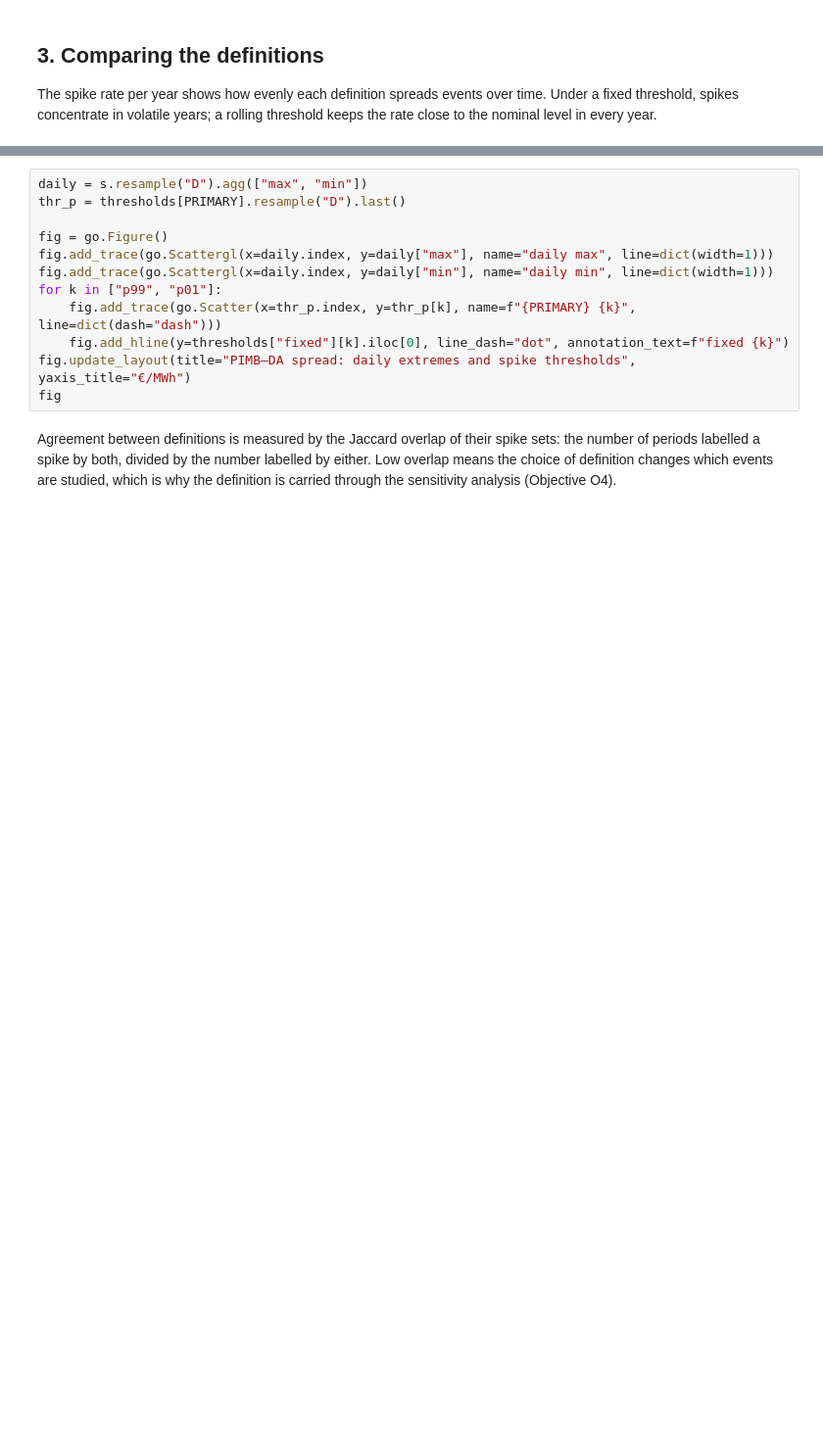
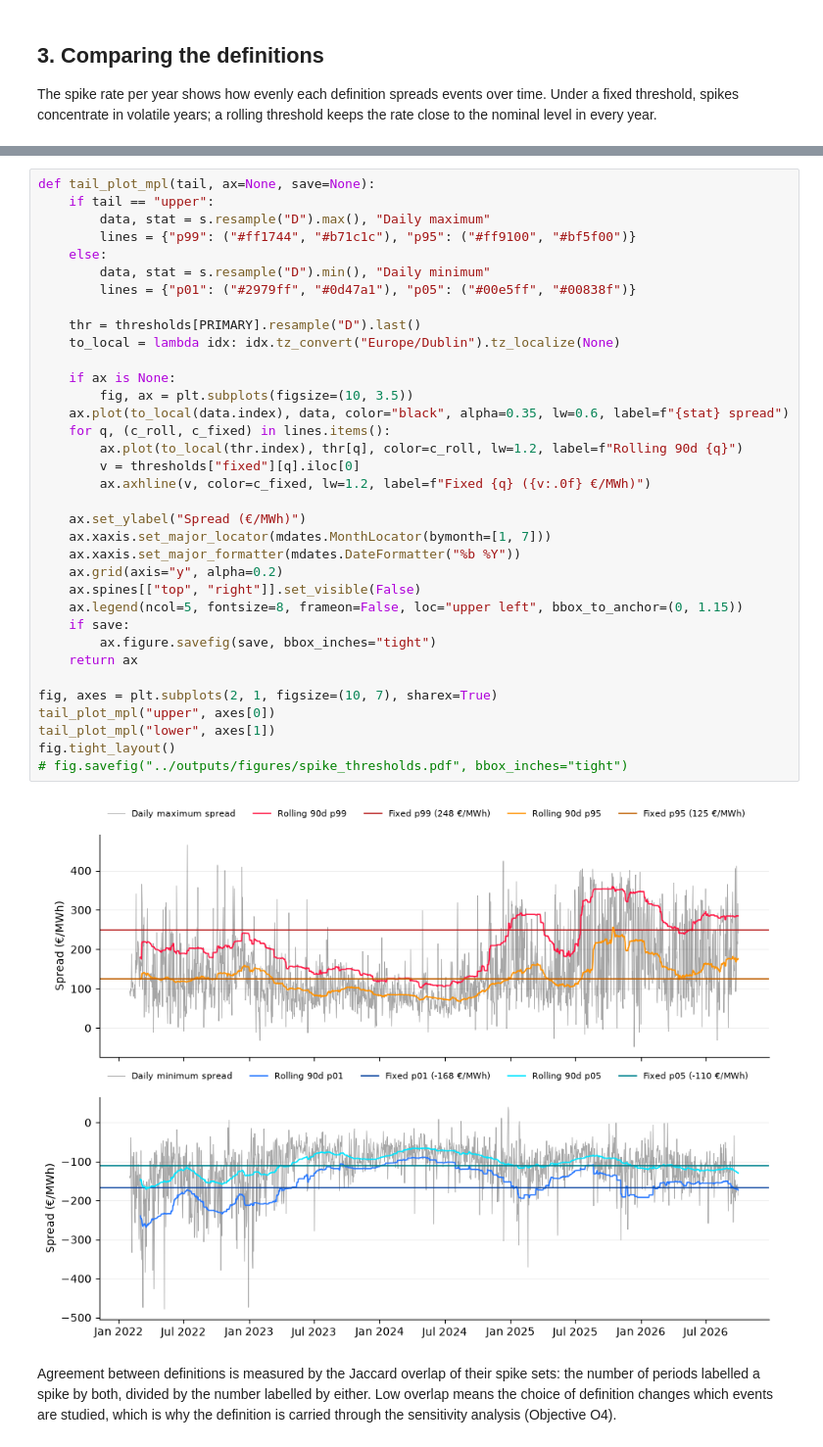
Before and after one commit to finn0connor/foc-masters-thesis, a Jupyter notebook: notebooks/00_data_overview.ipynb, the cells around one changed output, grey strips where cells are left out. Shown at 98% size. Drawn from its saved outputs; the diff is of its cells as text; blank space fills up the shorter version.

Commit message:
changed plot to use matplotlib instead of using plotly

```diff
--- a/notebooks/00_data_overview.ipynb
+++ b/notebooks/00_data_overview.ipynb
@@ -133,15 +162,40 @@ display(rate.xs("down_01", axis=1, level=1).round(2))
 # %%
-daily = s.resample("D").agg(["max", "min"])
-thr_p = thresholds[PRIMARY].resample("D").last()
+def tail_plot_mpl(tail, ax=None, save=None):
+    if tail == "upper":
+        data, stat = s.resample("D").max(), "Daily maximum"
+        lines = {"p99": ("#ff1744", "#b71c1c"), "p95": ("#ff9100", "#bf5f00")}
+    else:
+        data, stat = s.resample("D").min(), "Daily minimum"
+        lines = {"p01": ("#2979ff", "#0d47a1"), "p05": ("#00e5ff", "#00838f")}
 
-fig = go.Figure()
-fig.add_trace(go.Scattergl(x=daily.index, y=daily["max"], name="daily max", line=dict(width=1)))
-fig.add_trace(go.Scattergl(x=daily.index, y=daily["min"], name="daily min", line=dict(width=1)))
-for k in ["p99", "p01"]:
-    fig.add_trace(go.Scatter(x=thr_p.index, y=thr_p[k], name=f"{PRIMARY} {k}", line=dict(dash="dash")))
-    fig.add_hline(y=thresholds["fixed"][k].iloc[0], line_dash="dot", annotation_text=f"fixed {k}")
-fig.update_layout(title="PIMB–DA spread: daily extremes and spike thresholds", yaxis_title="€/MWh")
-fig
+    thr = thresholds[PRIMARY].resample("D").last()
+    to_local = lambda idx: idx.tz_convert("Europe/Dublin").tz_localize(None)
+
+    if ax is None:
+        fig, ax = plt.subplots(figsize=(10, 3.5))
+    ax.plot(to_local(data.index), data, color="black", alpha=0.35, lw=0.6, label=f"{stat} spread")
+    for q, (c_roll, c_fixed) in lines.items():
+        ax.plot(to_local(thr.index), thr[q], color=c_roll, lw=1.2, label=f"Rolling 90d {q}")
+        v = thresholds["fixed"][q].iloc[0]
+        ax.axhline(v, color=c_fixed, lw=1.2, label=f"Fixed {q} ({v:.0f} €/MWh)")
+
+    ax.set_ylabel("Spread (€/MWh)")
+    ax.xaxis.set_major_locator(mdates.MonthLocator(bymonth=[1, 7]))
+    ax.xaxis.set_major_formatter(mdates.DateFormatter("%b %Y"))
+    ax.grid(axis="y", alpha=0.2)
+    ax.spines[["top", "right"]].set_visible(False)
+    ax.legend(ncol=5, fontsize=8, frameon=False, loc="upper left", bbox_to_anchor=(0, 1.15))
+    if save:
+        ax.figure.savefig(save, bbox_inches="tight")
+    return ax
+
+fig, axes = plt.subplots(2, 1, figsize=(10, 7), sharex=True)
+tail_plot_mpl("upper", axes[0])
+tail_plot_mpl("lower", axes[1])
+fig.tight_layout()
+# fig.savefig("../outputs/figures/spike_thresholds.pdf", bbox_inches="tight")
+# %% [output]
+[figure, added]
 # %% [markdown]
 Agreement between definitions is measured by the Jaccard overlap of their spike sets: the number of periods labelled a spike by both, divided by the number labelled by either. Low overlap means the choice of definition changes which events are studied, which is why the definition is carried through the sensitivity analysis (Objective O4).
 # %%
```
Also changed, not shown: parts of 9 cells of this notebook, 1 other file.
